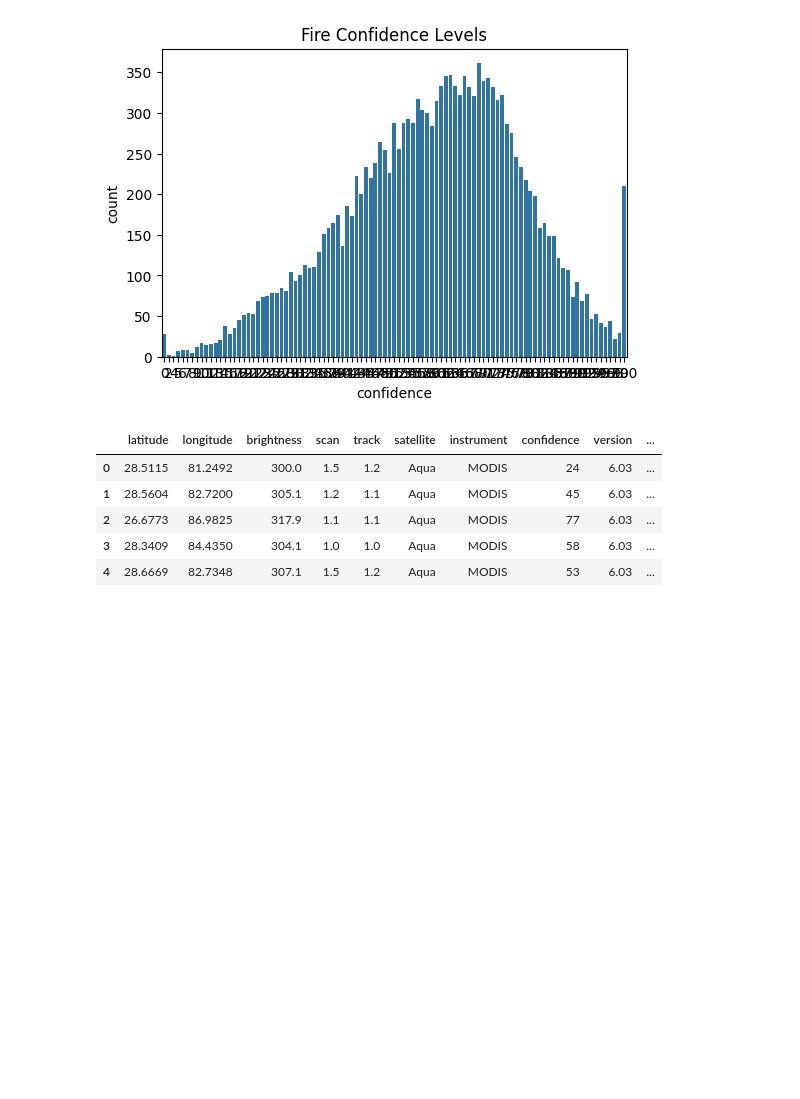
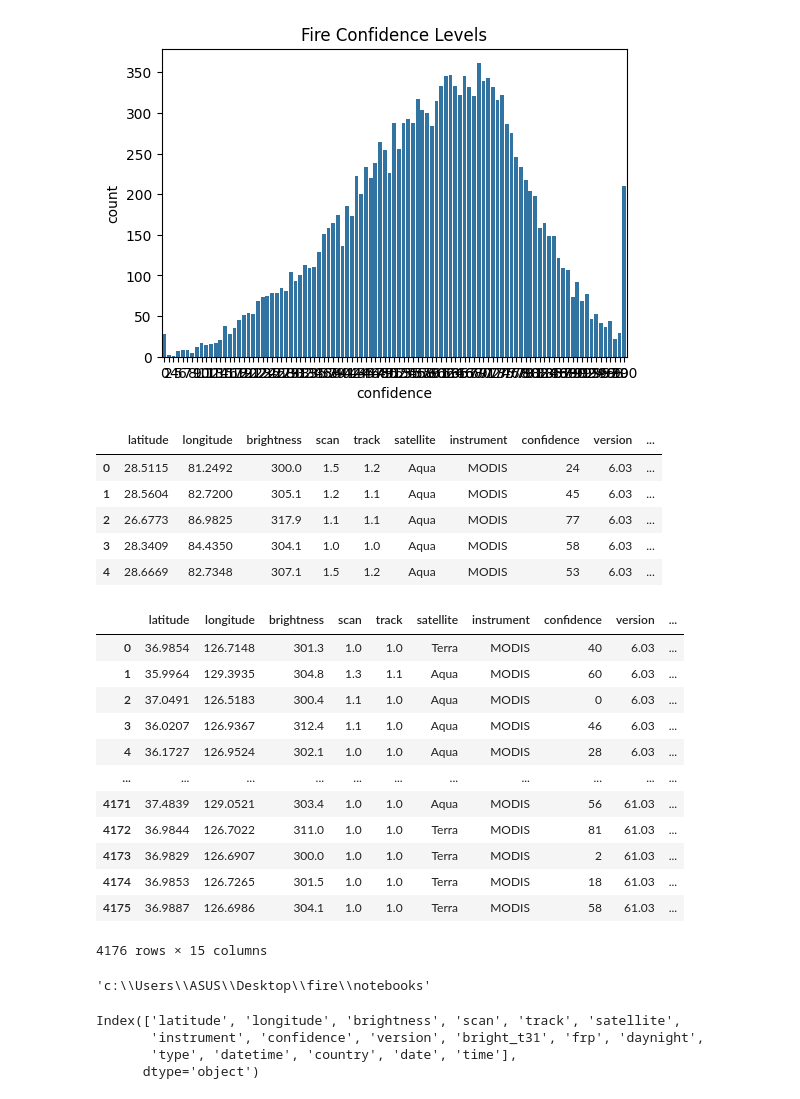
Before and after one commit to notyouradhee/TheEmberAlert, a Jupyter notebook: notebooks/data_exploration.ipynb, the cells around one changed output. Drawn from its saved outputs; the diff is of its cells as text; code cells hidden in the pictures; blank space fills up the shorter version.

Commit message:
Updated dataexploration notebook with fire detection visualizations

```diff
--- a/notebooks/data_exploration.ipynb
+++ b/notebooks/data_exploration.ipynb
@@ -94,0 +108,21 @@ df.head()
+# %%
+pd.read_csv('../data/processed/korea_combined.csv')
+# %% [output]
+|  | latitude | longitude | brightness | scan | track | satellite | instrument | confidence | version | ... |
+| 0 | 36.9854 | 126.7148 | 301.3 | 1.0 | 1.0 | Terra | MODIS | 40 | 6.03 | ... |
+| 1 | 35.9964 | 129.3935 | 304.8 | 1.3 | 1.1 | Aqua | MODIS | 60 | 6.03 | ... |
+| 2 | 37.0491 | 126.5183 | 300.4 | 1.1 | 1.0 | Aqua | MODIS | 0 | 6.03 | ... |
+| 3 | 36.0207 | 126.9367 | 312.4 | 1.1 | 1.0 | Aqua | MODIS | 46 | 6.03 | ... |
+| 4 | 36.1727 | 126.9524 | 302.1 | 1.0 | 1.0 | Aqua | MODIS | 28 | 6.03 | ... |
+| ... | ... | ... | ... | ... | ... | ... | ... | ... | ... | ... |
+| 4171 | 37.4839 | 129.0521 | 303.4 | 1.0 | 1.0 | Aqua | MODIS | 56 | 61.03 | ... |
+| 4172 | 36.9844 | 126.7022 | 311.0 | 1.0 | 1.0 | Terra | MODIS | 81 | 61.03 | ... |
+| 4173 | 36.9829 | 126.6907 | 300.0 | 1.0 | 1.0 | Terra | MODIS | 2 | 61.03 | ... |
+| 4174 | 36.9853 | 126.7265 | 301.5 | 1.0 | 1.0 | Terra | MODIS | 18 | 61.03 | ... |
+| 4175 | 36.9887 | 126.6986 | 304.1 | 1.0 | 1.0 | Terra | MODIS | 58 | 61.03 | ... |
+4176 rows × 15 columns
+# %%
+import os
+os.getcwd()  # This will print your current working directory
+# %% [output]
+'c:\\Users\\ASUS\\Desktop\\fire\\notebooks'
@@ -94,0 +158,8 @@ df.head()
+# %%
+# Check the columns in the combined dataframe
+print(combined_df.columns)
+# %% [output]
+Index(['latitude', 'longitude', 'brightness', 'scan', 'track', 'satellite',
+       'instrument', 'confidence', 'version', 'bright_t31', 'frp', 'daynight',
+       'type', 'datetime', 'country', 'date', 'time'],
+      dtype='object')
```
Also changed, not shown: parts of 4 cells of this notebook.
